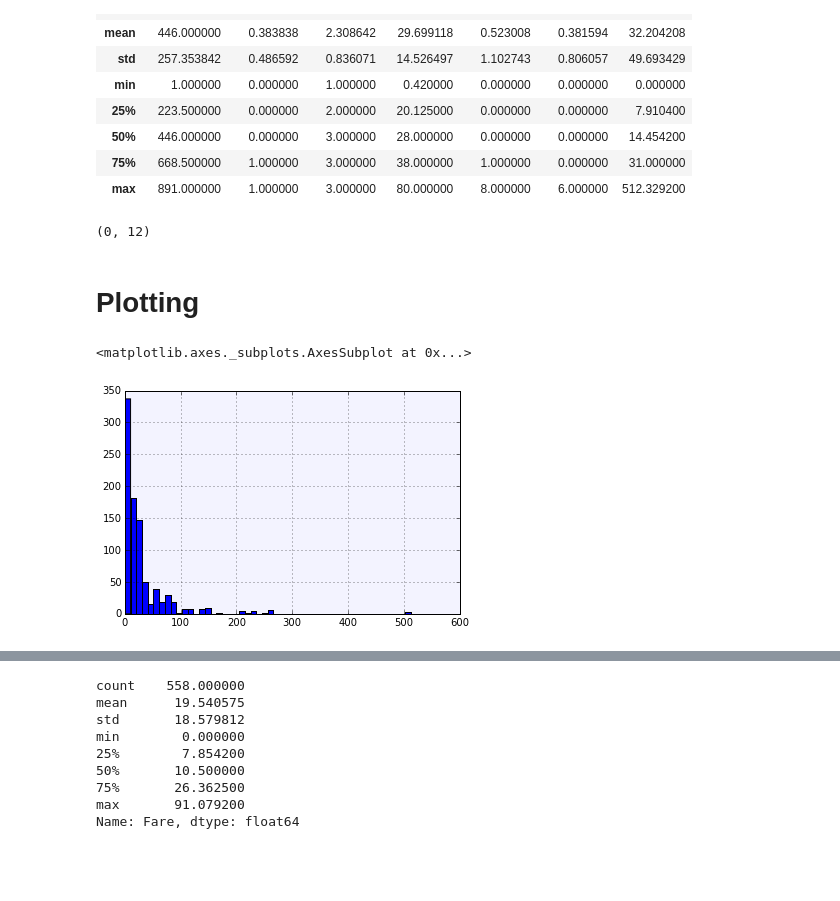
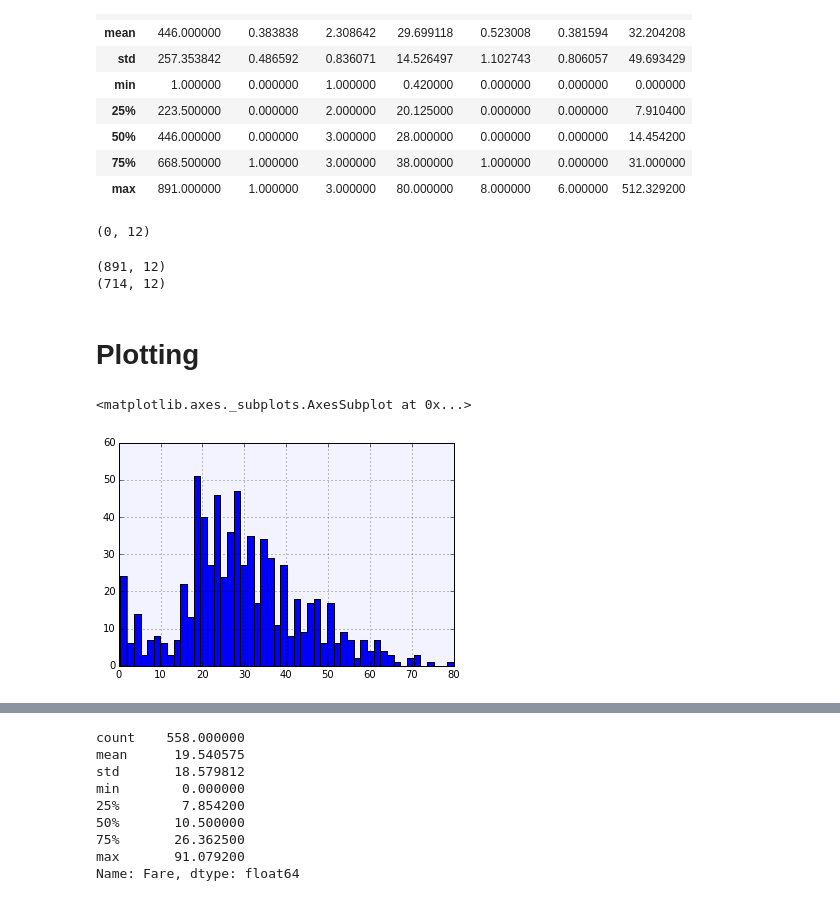
Before and after one commit to alexisperrier/gads, a Jupyter notebook: 02_research_design_and_pandas/py/Pandas.ipynb, the cells around one changed output, grey strips where cells are left out. Cells and saved outputs as stored; diff of their text form; code cells hidden in the pictures; blank space fills up the shorter version.

```diff
--- a/02_research_design_and_pandas/py/Pandas.ipynb
+++ b/02_research_design_and_pandas/py/Pandas.ipynb
@@ -86,40 +112,49 @@ df.describe()
 
 # Missing age: how many? and what to do with it
 
-df.Age.isnull()
+# df[df.Age.isnull()].Age
 
-df[df.Age.isnull()].shape
+# df[df.Age.isnull()].shape
 
 # Replace with mean of age
 
 # 1. calculate mean of age
-age_average = df[ ~df.Age.isnull() ]['Age'].mean()
+missing_age_condition = ~df.Age.isnull()
 
+age_average = df[ missing_age_condition ]['Age'].mean()
+age_average
 # 2. replace null values with average age
 df.loc[ df.Age.isnull(),'Age'] = age_average
 
 # 3. No more missing values
-df[df.Age.isnull()].shape
-# %% [output]
-(0, 12)
+# %%
+df[df.Age.isnull()].shape
+# %% [output]
+(0, 12)
 # %%
 # Reload data
 df = pd.read_csv('../data/titanic.csv')
+print(df.shape)
 
 # Drop the rows with missing values
 df = df.dropna(subset = ['Age'])
-df.shape
+print(df.shape)
+
+df.to_csv('titanic_with_age.csv')
+# %% [output]
+(891, 12)
+(714, 12)
 # %% [markdown]
 # Plotting
 # %%
 # Histogram of fares
 # Scatterplot of Age vs Fare
 import matplotlib.pyplot as plt
 %matplotlib inline
 
-df.Fare.hist(bins = 50)
+df.Age.hist(bins = 50)
 # %% [output]
 <matplotlib.axes._subplots.AxesSubplot at 0x...>
-[figure, old version]
+[figure, new version]
 # %%
 plt.figure()
```
Also changed, not shown: parts of 9 cells of this notebook, 6 other files.
